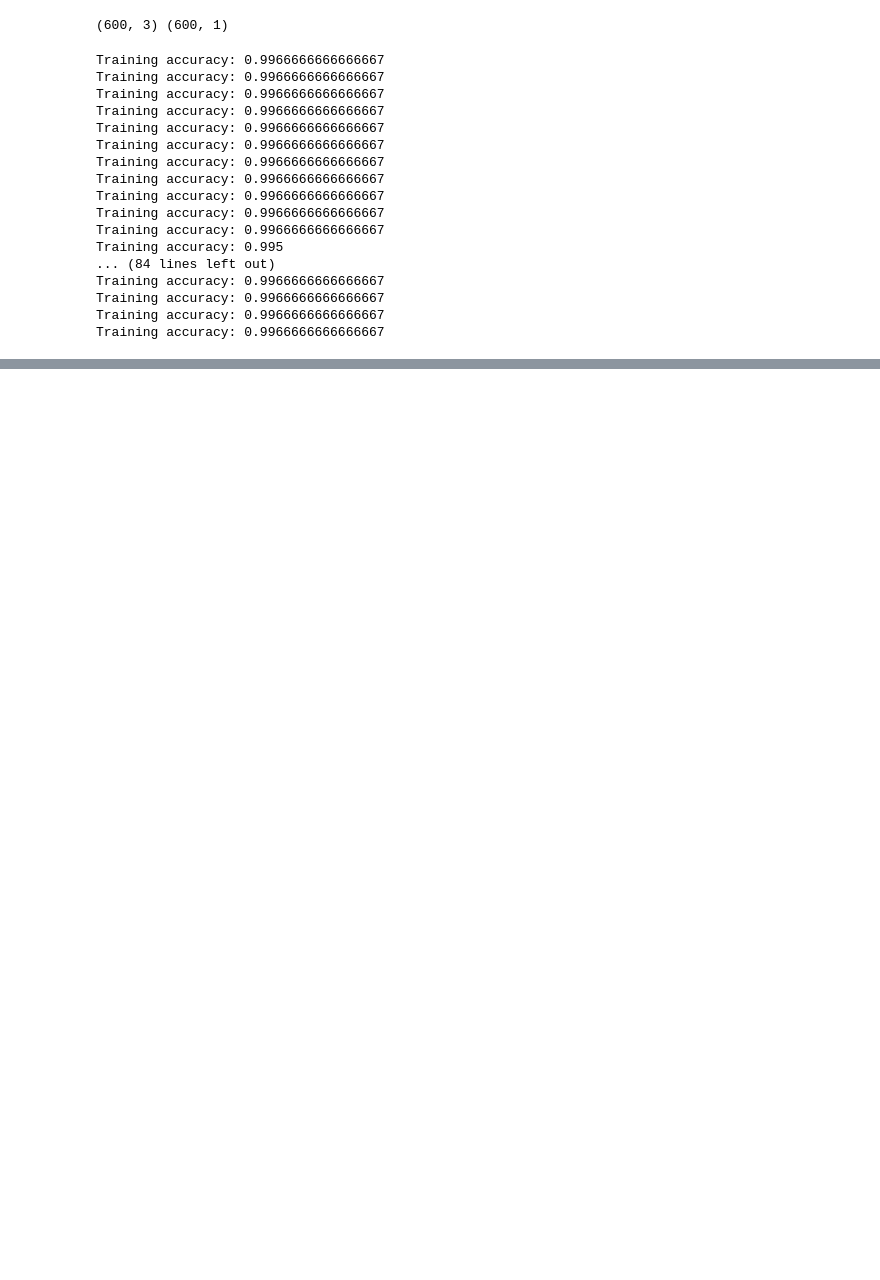
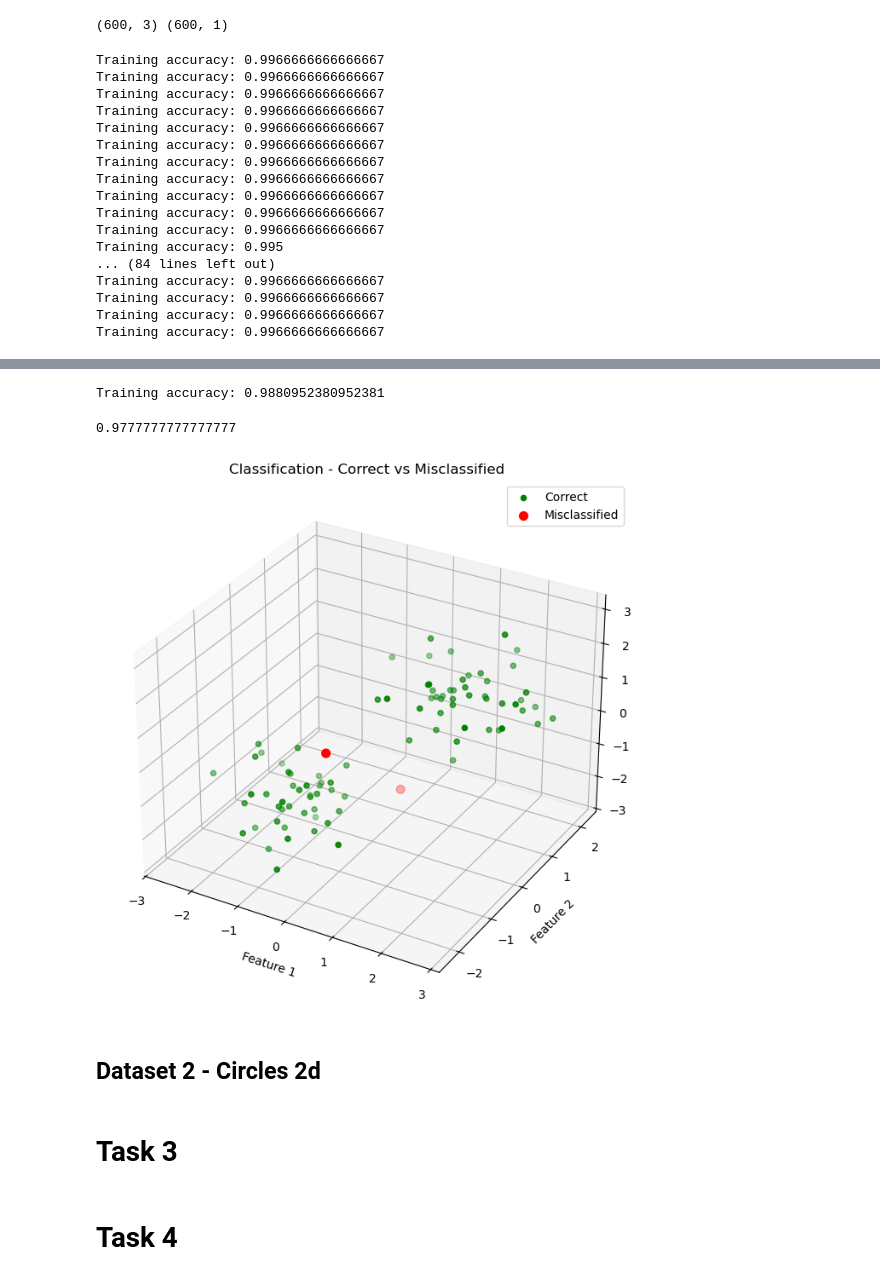
Before and after one commit to PatriotArrow/DeepLearning, a Jupyter notebook: assignment1/submission.ipynb, the cells around one changed output, grey strips where cells are left out. Saved outputs shown, nothing was run; the diff lists cells and outputs as text; code cells hidden in the pictures; blank space fills up the shorter version.

Commit message:
added task 2 and 3 - not complete

```diff
--- a/assignment1/submission.ipynb
+++ b/assignment1/submission.ipynb
@@ -106,0 +228,12 @@ Training accuracy: 0.9966666666666667
+# %%
+np.random.seed(42)
+from sklearn.model_selection import train_test_split
+X1_train, X1_temp, y1_train, y1_temp = train_test_split(X1,y1,test_size = 0.30,random_state = 42, shuffle = True)
+X1_val, X1_test, y1_val, y1_test = train_test_split(X1_temp,y1_temp,test_size = 0.50,random_state = 42)
+
+
+#validation tests
+for alpha in [0.01, 0.1, 0.5, 1, 2, 10]:
+    lr = LogisticRegressor(alpha=alpha, max_iters=1000)
+    lr.fit(X1_train, y1_train)
+    print("validation accuracy , alpha =", alpha, ":", lr.score(X1_val, y1_val))
@@ -106,0 +253,54 @@ Training accuracy: 0.9966666666666667
+# %%
+#best alpha wourl be one but im using 5 to demonstrate the graph with a misclassificationm, otherwise it gives 100 percent test accuracy
+#and graph shows on missclassification points
+lr1 = LogisticRegressor(alpha = 5, max_iters = 1000, threshold = 1e-6, N=1000)
+lr1.fit(X1_train, y1_train)
+# %% [output]
+Training accuracy: 0.9880952380952381
+# %%
+lr1.score(X1_test,y1_test)
+# %% [output]
+0.9777777777777777
+# %%
+#plotting the misclassified points here
+y_pred = lr1.predict(X1_test)
+y_pred = y_pred.ravel()
+correct = (y_pred == y1_test)
+n_mis = int(np.sum(~correct))
+
+fig = plt.figure(figsize=(8,8))
+ax = fig.add_subplot(111, projection="3d")
+
+#correct preds
+ax.scatter(
+    X1_test[correct,0],
+    X1_test[correct,1],
+    X1_test[correct,2],
+    c="green",
+    label="Correct",
+    s=20
+)
+
+#incorrect preds
+if n_mis > 0:
+    ax.scatter(
+        X1_test[~correct,0],
+        X1_test[~correct,1],
+        X1_test[~correct,2],
+        c="red",
+        label="Misclassified",
+        #depthshade=False,
+        s=50
+    )
+
+ax.set_xlabel("Feature 1")
+ax.set_ylabel("Feature 2")
+ax.set_zlabel("Feature 3")
+ax.set_title("Classification - Correct vs Misclassified")
+ax.legend()
+
+plt.show()
+# %% [output]
+[figure, added]
+# %% [markdown]
+## Dataset 2 - Circles 2d
@@ -106,0 +321,2 @@ Training accuracy: 0.9966666666666667
+# %% [markdown]
+# Task 3
@@ -106,0 +451,2 @@ Training accuracy: 0.9966666666666667
+# %% [markdown]
+# Task 4
```
Also changed, not shown: parts of 10 cells of this notebook.
